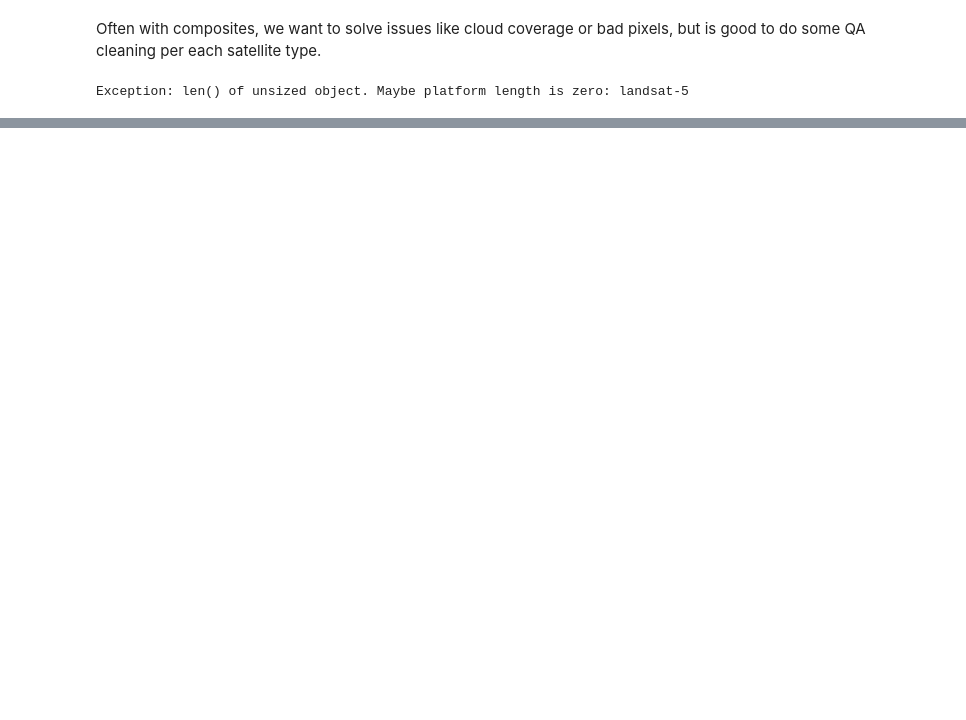
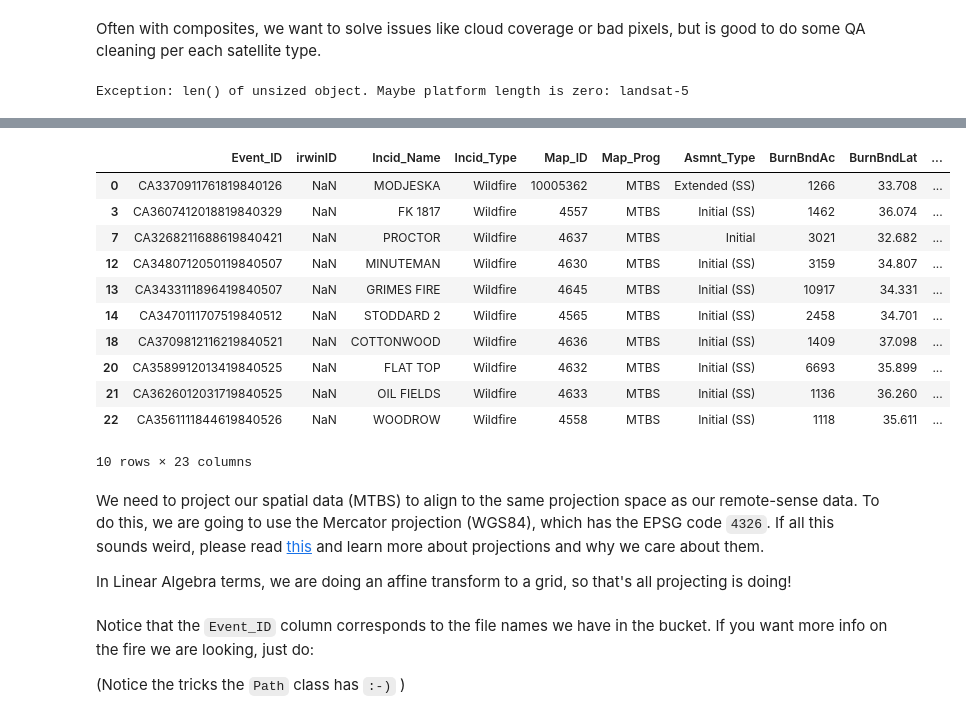
Before and after one commit to flowers-huang/cs325b-wildfire, a Jupyter notebook: tutorial_xarray.ipynb, the cells around one changed output, grey strips where cells are left out. Cells and saved outputs as stored; diff of their text form; code cells hidden in the pictures; blank space fills up the shorter version.

```diff
--- a/tutorial_xarray.ipynb
+++ b/tutorial_xarray.ipynb
@@ -65,0 +75,22 @@ ds_clean.compute().median(dim="time").sel(band=["red", "green", "blue"]).plot.im
+# %%
+# Open the MTBS data, this is the same data you get from the MTBS webpage
+mtbs = gpd.read_file("/mnt/sherlock/oak/prescribed_data/geoms/mtbs_perims_DD/")
+wildfires_ca = mtbs[(mtbs.Event_ID.str.contains("CA") & (mtbs.Incid_Type == "Wildfire"))]
+wildfires_ca.head(10)
+# %% [output]
+|  | Event_ID | irwinID | Incid_Name | Incid_Type | Map_ID | Map_Prog | Asmnt_Type | BurnBndAc | BurnBndLat | ... |
+| 0 | CA3370911761819840126 | NaN | MODJESKA | Wildfire | 10005362 | MTBS | Extended (SS) | 1266 | 33.708 | ... |
+| 3 | CA3607412018819840329 | NaN | FK 1817 | Wildfire | 4557 | MTBS | Initial (SS) | 1462 | 36.074 | ... |
+| 7 | CA3268211688619840421 | NaN | PROCTOR | Wildfire | 4637 | MTBS | Initial | 3021 | 32.682 | ... |
+| 12 | CA3480712050119840507 | NaN | MINUTEMAN | Wildfire | 4630 | MTBS | Initial (SS) | 3159 | 34.807 | ... |
+| 13 | CA3433111896419840507 | NaN | GRIMES FIRE | Wildfire | 4645 | MTBS | Initial (SS) | 10917 | 34.331 | ... |
+| 14 | CA3470111707519840512 | NaN | STODDARD 2 | Wildfire | 4565 | MTBS | Initial (SS) | 2458 | 34.701 | ... |
+| 18 | CA3709812116219840521 | NaN | COTTONWOOD | Wildfire | 4636 | MTBS | Initial (SS) | 1409 | 37.098 | ... |
+| 20 | CA3589912013419840525 | NaN | FLAT TOP | Wildfire | 4632 | MTBS | Initial (SS) | 6693 | 35.899 | ... |
+| 21 | CA3626012031719840525 | NaN | OIL FIELDS | Wildfire | 4633 | MTBS | Initial (SS) | 1136 | 36.260 | ... |
+| 22 | CA3561111844619840526 | NaN | WOODROW | Wildfire | 4558 | MTBS | Initial (SS) | 1118 | 35.611 | ... |
+10 rows × 23 columns
+# %% [markdown]
+We need to project our spatial data (MTBS) to align to the same projection space as our remote-sense data. To do this, we are going to use the Mercator projection (WGS84), which has the EPSG code `4326`. If all this sounds weird, please read [this](https://geohackweek.github.io/visualization/02-projections/) and learn more about projections and why we care about them.
+
+In Linear Algebra terms, we are doing an affine transform to a grid, so that's all projecting is doing!
@@ -65,0 +99,4 @@ ds_clean.compute().median(dim="time").sel(band=["red", "green", "blue"]).plot.im
+# %% [markdown]
+Notice that the `Event_ID` column corresponds to the file names we have in the bucket. If you want more info on the fire we are looking, just do:
+
+(Notice the tricks the `Path` class has `:-)` )
```
Also changed, not shown: parts of 13 cells of this notebook.
